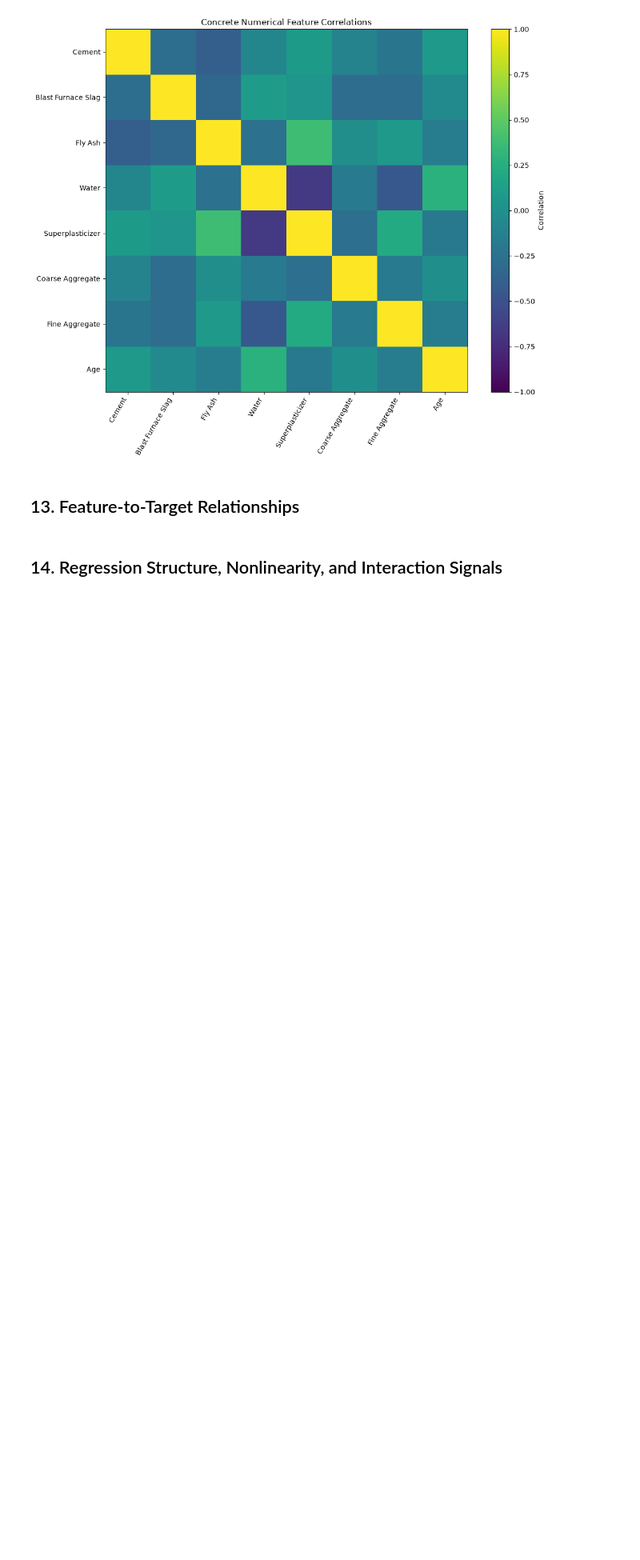
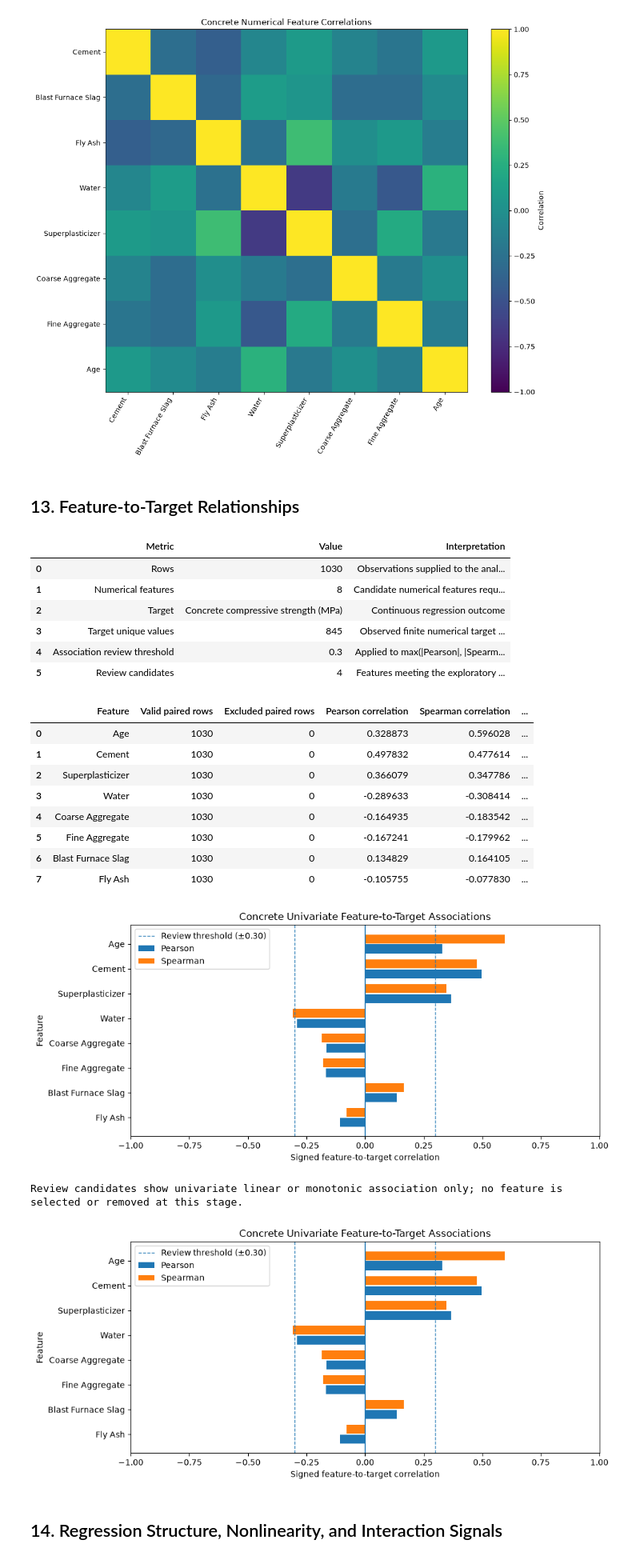
Before and after one commit to FabioAguiar/dataset-study-concrete-compressives-strength, a Jupyter notebook: notebooks/01_data_understanding_and_exploration.ipynb, the cells around one changed output. Shown at 80% size. Saved outputs shown, nothing was run; the diff lists cells and outputs as text; code cells hidden in the pictures; blank space fills up the shorter version.

Commit message:
feat(exploration): analyze continuous feature-to-target relationships

```diff
--- a/notebooks/01_data_understanding_and_exploration.ipynb
+++ b/notebooks/01_data_understanding_and_exploration.ipynb
@@ -588,6 +588,71 @@ No feature pairs reached the strong-association review threshold.
 [figure]
 # %% [markdown]
 ## 13. Feature-to-Target Relationships
+# %%
+from scripts.analyze_target_relationships import (
+    analyze_continuous_numerical_target_relationships,
+    plot_continuous_feature_target_associations,
+)
+from scripts.export_figures import export_figure
+
+
+# Exploratory association strength used for review, not feature selection.
+CONTINUOUS_ASSOCIATION_REVIEW_THRESHOLD = 0.30
+
+feature_target_report = analyze_continuous_numerical_target_relationships(
+    df,
+    features=NUMERICAL_FEATURES,
+    target=target_contract.target,
+    unit=TARGET_UNIT,
+    association_review_threshold=CONTINUOUS_ASSOCIATION_REVIEW_THRESHOLD,
+)
+
+feature_target_report.raise_if_invalid(
+    require_features_present=True,
+    require_numeric_target=True,
+    require_no_missing_target=True,
+    require_target_variation=True,
+    require_sufficient_feature_variation=True,
+)
+
+display(feature_target_report.summary_frame())
+display(feature_target_report.relationships_frame())
+
+association_figure = plot_continuous_feature_target_associations(
+    feature_target_report,
+    title="Concrete Univariate Feature-to-Target Associations",
+)
+export_figure(
+    association_figure,
+    PROJECT.root / "docs/images/feature_target_association_ranking.png",
+)
+display(association_figure)
+
+if feature_target_report.has_review_candidates:
+    print(
+        "Review candidates show univariate linear or monotonic association "
+        "only; no feature is selected or removed at this stage."
+    )
+# %% [output]
+|  | Metric | Value | Interpretation |
+| 0 | Rows | 1030 | Observations supplied to the anal... |
+| 1 | Numerical features | 8 | Candidate numerical features requ... |
+| 2 | Target | Concrete compressive strength (MPa) | Continuous regression outcome |
+| 3 | Target unique values | 845 | Observed finite numerical target ... |
+| 4 | Association review threshold | 0.3 | Applied to max(|Pearson|, |Spearm... |
+| 5 | Review candidates | 4 | Features meeting the exploratory ... |
+|  | Feature | Valid paired rows | Excluded paired rows | Pearson correlation | Spearman correlation | ... |
+| 0 | Age | 1030 | 0 | 0.328873 | 0.596028 | ... |
+| 1 | Cement | 1030 | 0 | 0.497832 | 0.477614 | ... |
+| 2 | Superplasticizer | 1030 | 0 | 0.366079 | 0.347786 | ... |
+| 3 | Water | 1030 | 0 | -0.289633 | -0.308414 | ... |
+| 4 | Coarse Aggregate | 1030 | 0 | -0.164935 | -0.183542 | ... |
+| 5 | Fine Aggregate | 1030 | 0 | -0.167241 | -0.179962 | ... |
+| 6 | Blast Furnace Slag | 1030 | 0 | 0.134829 | 0.164105 | ... |
+| 7 | Fly Ash | 1030 | 0 | -0.105755 | -0.077830 | ... |
+[figure, added]
+Review candidates show univariate linear or monotonic association only; no feature is selected or removed at this stage.
+[figure, added]
 # %% [markdown]
 ## 14. Regression Structure, Nonlinearity, and Interaction Signals
 # %% [markdown]
```
Also changed, not shown: 3 other files.
